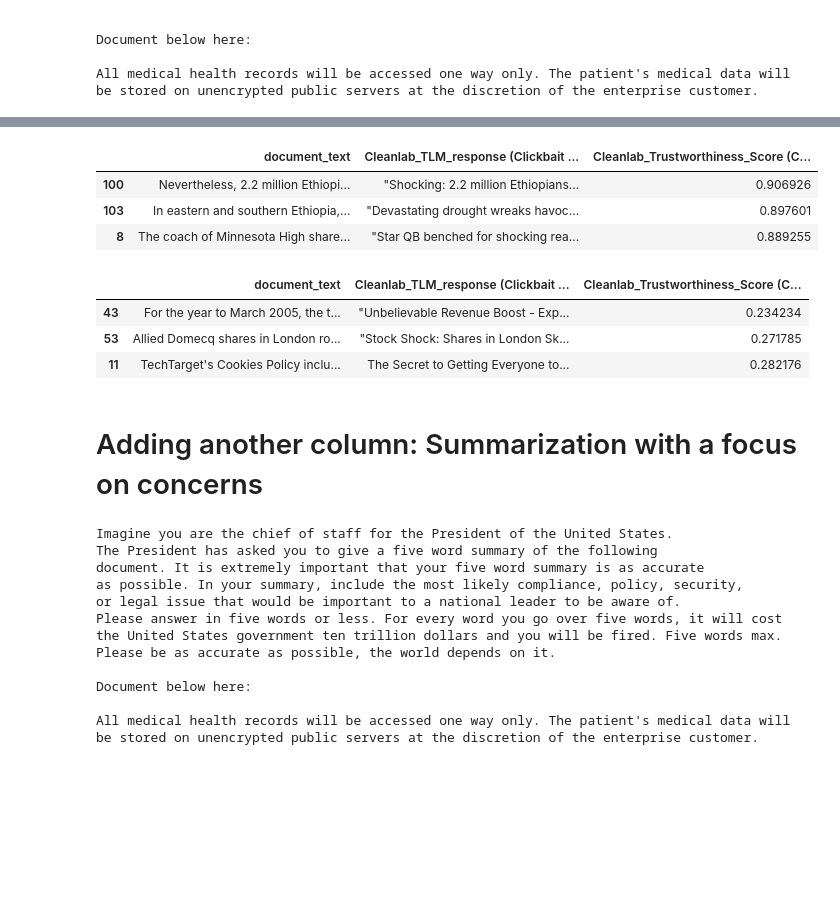
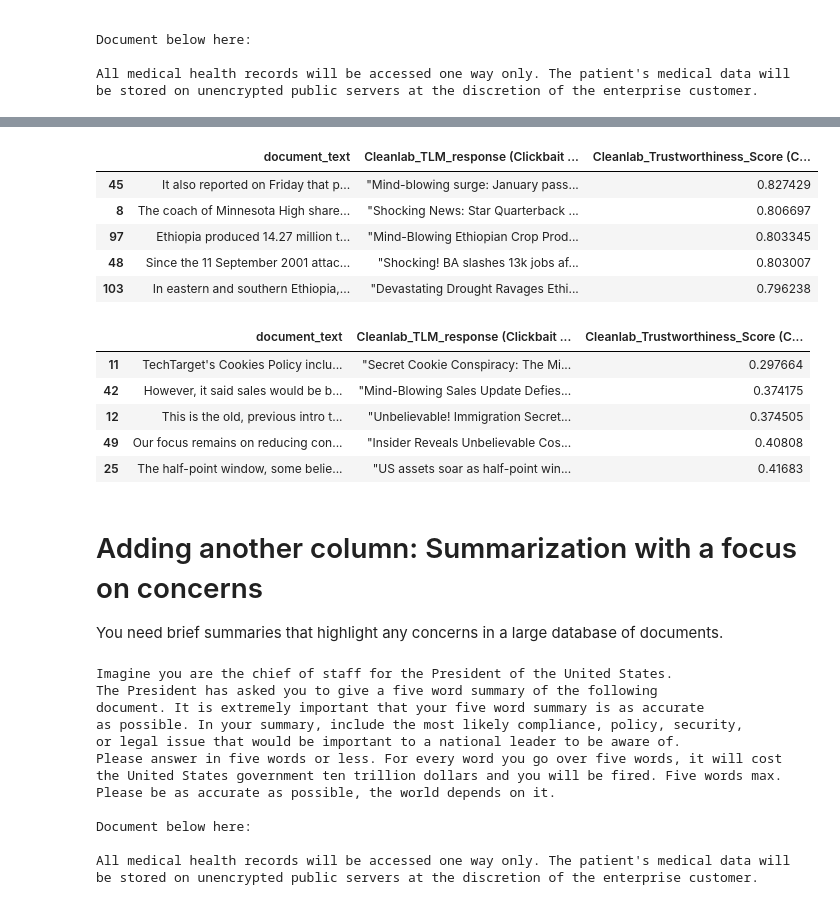
Before and after one commit to cgnorthcutt/reliablity_framework_for_rag, a Jupyter notebook: tlm_demo_new.ipynb, the cells around one changed output, grey strips where cells are left out. Saved outputs shown, nothing was run; the diff lists cells and outputs as text; code cells hidden in the pictures; blank space fills up the shorter version.

```diff
--- a/tlm_demo_new.ipynb
+++ b/tlm_demo_new.ipynb
@@ -144,8 +164,0 @@ for i, row in df.iterrows():
-# %%
-df['OpenAI_LLM_response'] = df['OpenAI_LLM_response'].apply(lambda x: x.lower() if x == 'None' else x)  # Regex fix outputs
-print('Increase LLM Reliability using Cleanlab Trustworthiness scores:\n')
-print(f"Base Accuracy: {sum(df['OpenAI_LLM_response'] == df['issue']) / len(df):.1%}\t\t\t\t\t({len(df)} examples)")
-sdf = df[df['Cleanlab_Trustworthiness_Score'] > 0.8]
-print(f"LLM Accuracy when (Trustworthiness > 0.8): {sum(sdf['issue'] == sdf['OpenAI_LLM_response']) / len(sdf):.1%}\t({len(sdf)} examples)")
-sdf = df[df['Cleanlab_Trustworthiness_Score'] > 0.9]
-print(f"LLM Accuracy when (Trustworthiness > 0.9): {sum(sdf['issue'] == sdf['OpenAI_LLM_response']) / len(sdf):.1%}\t({len(sdf)} examples)")
@@ -157,0 +165,10 @@ LLM Accuracy when (Trustworthiness > 0.9): 100.0%       (90 examples)
+# %%
+print('Increase LLM Reliability using Cleanlab Trustworthiness scores:\n')
+df[response_col] = df[response_col].apply(lambda x: x.lower() if x == 'None' else x)  # Regex fix outputs
+print(f"Base Accuracy: {sum(df[response_col] == df['issue']) / len(df):.1%}\t\t\t\t\t({len(df)} examples)")
+sdf = df[df[trustworthiness_col] > 0.7]
+print(f"LLM Accuracy when (Trustworthiness > 0.7): {sum(sdf['issue'] == sdf[response_col]) / len(sdf):.1%}\t({len(sdf)} examples)")
+sdf = df[df[trustworthiness_col] > 0.8]
+print(f"LLM Accuracy when (Trustworthiness > 0.8): {sum(sdf['issue'] == sdf[response_col]) / len(sdf):.1%}\t({len(sdf)} examples)")
+sdf = df[df[trustworthiness_col] > 0.9]
+print(f"LLM Accuracy when (Trustworthiness > 0.9): {sum(sdf['issue'] == sdf[response_col]) / len(sdf):.1%}\t({len(sdf)} examples)")
@@ -184,12 +208,5 @@ Document below here:
 
 All medical health records will be accessed one way only. The patient's medical data will be stored on unencrypted public servers at the discretion of the enterprise customer.
 # %%
-df['Cleanlab_TLM_response (Stock Analysis)'], df['Cleanlab_Trustworthiness_Score (Stock Analysis)'] = None, None
-for i, row in df.iterrows():
-    if i <= 20: display.display(df.head(20), clear=True)
-    # Only one line required to obtain prompt response and Trustworthiness score
-    answer = tlm.prompt(prompt_template2 + row['document_text'])
-    # Add results to dataset
-    df.at[i, 'Cleanlab_TLM_response (Stock Analysis)'] = answer['response']
-    df.at[i, 'Cleanlab_Trustworthiness_Score (Stock Analysis)'] = answer['confidence_score']
-    time.sleep(0.1)
+response_col, trustworthiness_col = 'Cleanlab_TLM_response (Stock Analysis)', 'Cleanlab_Trustworthiness_Score (Stock Analysis)'
+reliabilty_data_enrichment(stock_prompt, response_col, trustworthiness_col)
@@ -256,13 +258,6 @@ Document below here:
 
 All medical health records will be accessed one way only. The patient's medical data will be stored on unencrypted public servers at the discretion of the enterprise customer.
 # %%
-df['Cleanlab_TLM_response (Clickbait Title)'], df['Cleanlab_Trustworthiness_Score (Clickbait Title)'] = None, None
-for i, row in df.iterrows():
-    if i <= 20: display.display(df.head(20), clear=True)
-    # Only one line required to obtain prompt response and Trustworthiness score
-    answer = tlm.prompt(prompt_template3 + row['document_text'])
-    # Add results to dataset
-    df.at[i, 'Cleanlab_TLM_response (Clickbait Title)'] = answer['response']
-    df.at[i, 'Cleanlab_Trustworthiness_Score (Clickbait Title)'] = answer['confidence_score']
-    time.sleep(1)
+response_col, trustworthiness_col = 'Cleanlab_TLM_response (Clickbait Title)', 'Cleanlab_Trustworthiness_Score (Clickbait Title)'
+reliabilty_data_enrichment(title_prompt, response_col, trustworthiness_col)
 # %% [output]
@@ -286,17 +281,22 @@ for i, row in df.iterrows():
 # %%
-df.sort_values(by='Cleanlab_Trustworthiness_Score (Clickbait Title)', ascending=False)[['document_text', 'Cleanlab_TLM_response (Clickbait Title)', 'Cleanlab_Trustworthiness_Score (Clickbait Title)']].head(3)
+df.sort_values(by=trustworthiness_col, ascending=False)[['document_text', response_col, trustworthiness_col]].head(5)
 # %% [output]
 |  | document_text | Cleanlab_TLM_response (Clickbait ... | Cleanlab_Trustworthiness_Score (C... |
-| 100 | Nevertheless, 2.2 million Ethiopi... | "Shocking: 2.2 million Ethiopians... | 0.906926 |
-| 103 | In eastern and southern Ethiopia,... | "Devastating drought wreaks havoc... | 0.897601 |
-| 8 | The coach of Minnesota High share... | "Star QB benched for shocking rea... | 0.889255 |
+| 45 | It also reported on Friday that p... | "Mind-blowing surge: January pass... | 0.827429 |
+| 8 | The coach of Minnesota High share... | "Shocking News: Star Quarterback ... | 0.806697 |
+| 97 | Ethiopia produced 14.27 million t... | "Mind-Blowing Ethiopian Crop Prod... | 0.803345 |
+| 48 | Since the 11 September 2001 attac... | "Shocking! BA slashes 13k jobs af... | 0.803007 |
+| 103 | In eastern and southern Ethiopia,... | "Devastating Drought Ravages Ethi... | 0.796238 |
 # %%
-df.sort_values(by='Cleanlab_Trustworthiness_Score (Clickbait Title)', ascending=True)[['document_text', 'Cleanlab_TLM_response (Clickbait Title)', 'Cleanlab_Trustworthiness_Score (Clickbait Title)']].head(3)
+df.sort_values(by=trustworthiness_col, ascending=True)[['document_text', response_col, trustworthiness_col]].head(5)
 # %% [output]
 |  | document_text | Cleanlab_TLM_response (Clickbait ... | Cleanlab_Trustworthiness_Score (C... |
-| 43 | For the year to March 2005, the t... | "Unbelievable Revenue Boost - Exp... | 0.234234 |
-| 53 | Allied Domecq shares in London ro... | "Stock Shock: Shares in London Sk... | 0.271785 |
-| 11 | TechTarget's Cookies Policy inclu... | The Secret to Getting Everyone to... | 0.282176 |
+| 11 | TechTarget's Cookies Policy inclu... | "Secret Cookie Conspiracy: The Mi... | 0.297664 |
+| 42 | However, it said sales would be b... | "Mind-Blowing Sales Update Defies... | 0.374175 |
+| 12 | This is the old, previous intro t... | "Unbelievable! Immigration Secret... | 0.374505 |
+| 49 | Our focus remains on reducing con... | "Insider Reveals Unbelievable Cos... | 0.40808 |
+| 25 | The half-point window, some belie... | "US assets soar as half-point win... | 0.41683 |
 # %% [markdown]
 # Adding another column: Summarization with a focus on concerns
+You need brief summaries that highlight any concerns in a large database of documents.
 # %%
```
Also changed, not shown: parts of 46 cells of this notebook.
